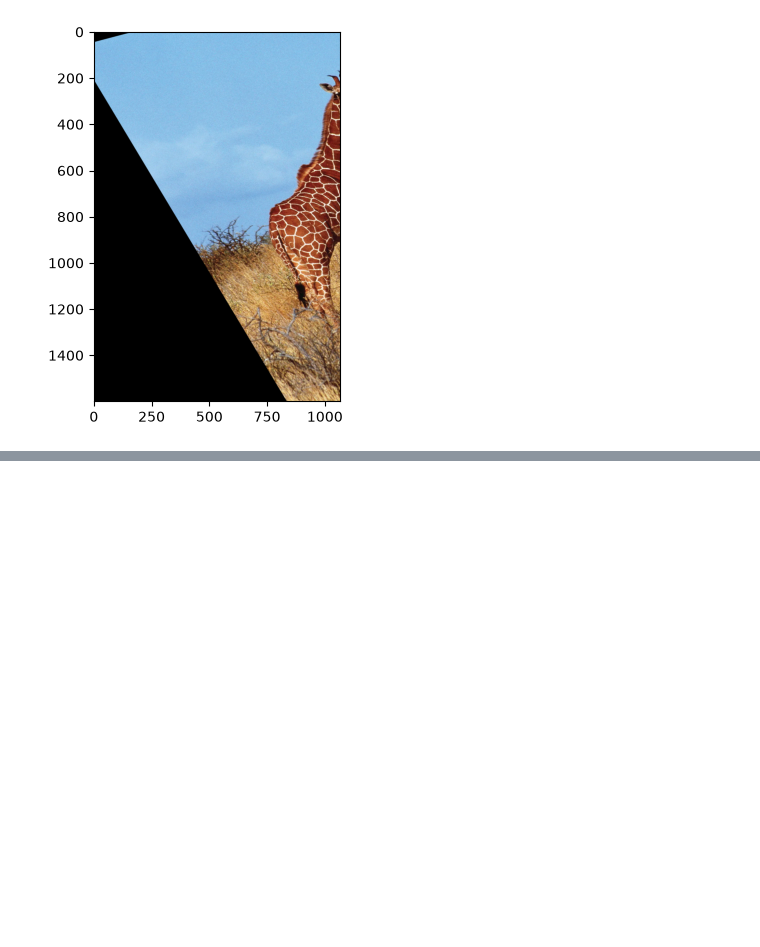
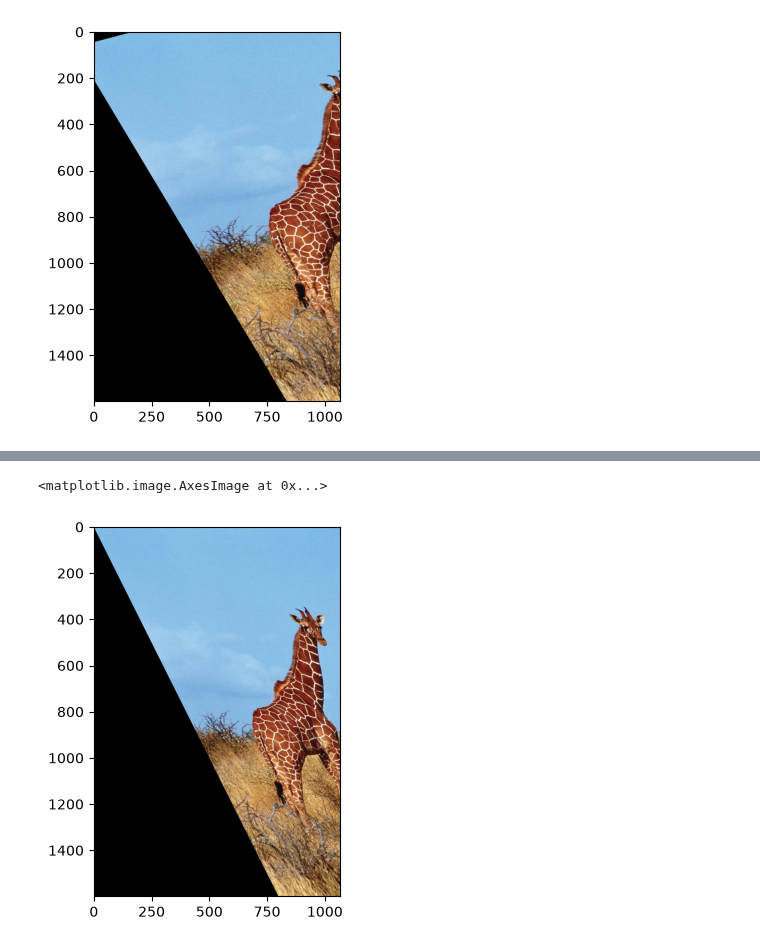
Before and after one commit to htetaunglynn94/Computer-Vision-with-CNN-TensorFlow-and-PyTorch, a Jupyter notebook: 05-OpenCV/09-affine_perspective.ipynb, the cells around one changed output, grey strips where cells are left out. Saved outputs shown, nothing was run; the diff lists cells and outputs as text; code cells hidden in the pictures; blank space fills up the shorter version.

```diff
--- a/05-OpenCV/09-affine_perspective.ipynb
+++ b/05-OpenCV/09-affine_perspective.ipynb
@@ -231,0 +222,12 @@ plt.axis("off")
+# %%
+shear_x, shear_y = 0.5, 0
+
+M = np.float32([[1,shear_x,0],
+                [shear_y,1,0]])
+
+sheared_img = cv2.warpAffine(src=img_rgb, M=M, dsize=(width, height))
+
+plt.imshow(sheared_img)
+# %% [output]
+<matplotlib.image.AxesImage at 0x...>
+[figure, added]
```
Also changed, not shown: parts of 19 cells of this notebook, 3 other files.
